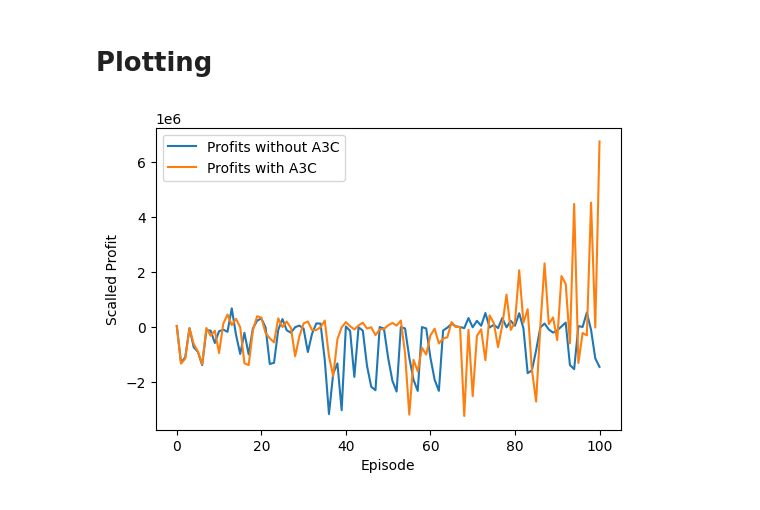
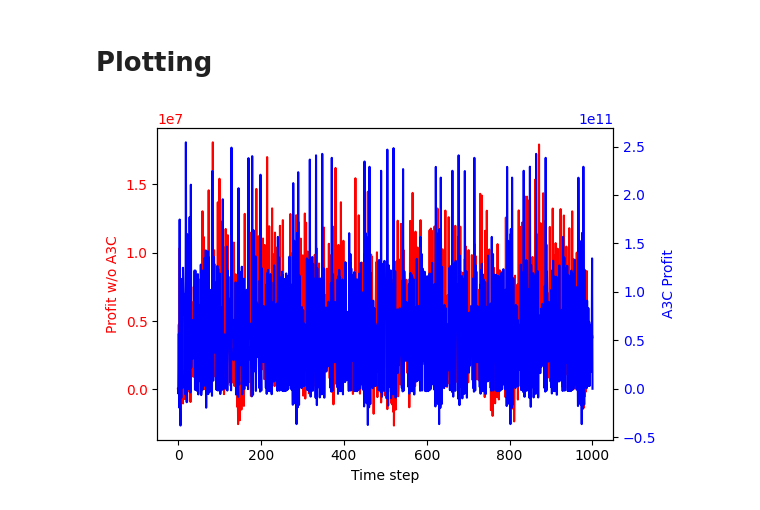
Before and after one commit to BlackDChase/Profit-Optimizer-A3C, a Jupyter notebook: modules/Trial Notebook.ipynb, the cells around one changed output. Saved outputs shown, nothing was run; the diff lists cells and outputs as text; code cells hidden in the pictures.

Commit message:
Testing imporved, Plotting Profit Diff added, `0.3.8` Rolled

```diff
--- a/modules/Trial Notebook.ipynb
+++ b/modules/Trial Notebook.ipynb
@@ -92,0 +103,16 @@ BOSS 00 has completed training
+# %%
+#""" For Testing
+god = GOD(
+    debug=keywords["d"],
+    stateSize=int(stateSize),
+    actionSpace=keywords["a"],
+    path=keywords["p"],
+)
+print("Master Agent Made")
+log.info("GOD inititated")
+log.info(f"State Size = {int(stateSize)}")
+log.info(f"Action Space = {keywords['a']}")
+log.info(f"Debug = {keywords['d']}")
+log.info(f"Path of Model = {keywords['p']}")
+log.info(f"Steps tested for = {keywords['s']}")
+#"""
@@ -123,21 +153,30 @@ Environment inititated
 # Test
 # %%
 """
-for 100 timesteps
+for 1000 timesteps
 """
-time=100
+time=1000
 a3cStates = god.test(time=time)
 normalStates = god.getNormalStates(time=time)
-profit,profitA3C = god.compare(a3cState=a3cStates,normalState=normalStates)
+a3cProfit,normalProfit,diff = god.compare(a3cState=a3cStates,normalState=normalStates)
 # %% [markdown]
 # Plotting
-# %%
-plt.figure(dpi=100)
-plt.xlabel("Episode")
-plt.ylabel("Scalled Profit")
-plt.plot(profit,label='Profits without A3C')
-plt.plot(profitA3C,label='Profits with A3C')
-plt.legend()
-plt.show()
-# %% [output]
-[figure, removed]
+# %%
+fig,ax = plt.subplots(dpi=100)
+ax.set_xlabel(f"Time step")
+
+color='r'
+ax.plot(normalProfit,color=color)
+ax.tick_params(axis='y',labelcolor=color)
+ax.set_ylabel('Profit w/o A3C',color=color)
+
+ax1 = ax.twinx()
+color='b'
+ax1.plot(a3cProfit,color=color)
+ax1.tick_params(axis='y',labelcolor=color)
+ax1.set_ylabel('A3C Profit',color=color)
+
+fig.tight_layout()
+plt.show()
+# %% [output]
+[figure, added]
```
Also changed, not shown: parts of 9 cells of this notebook, 7 other files.
